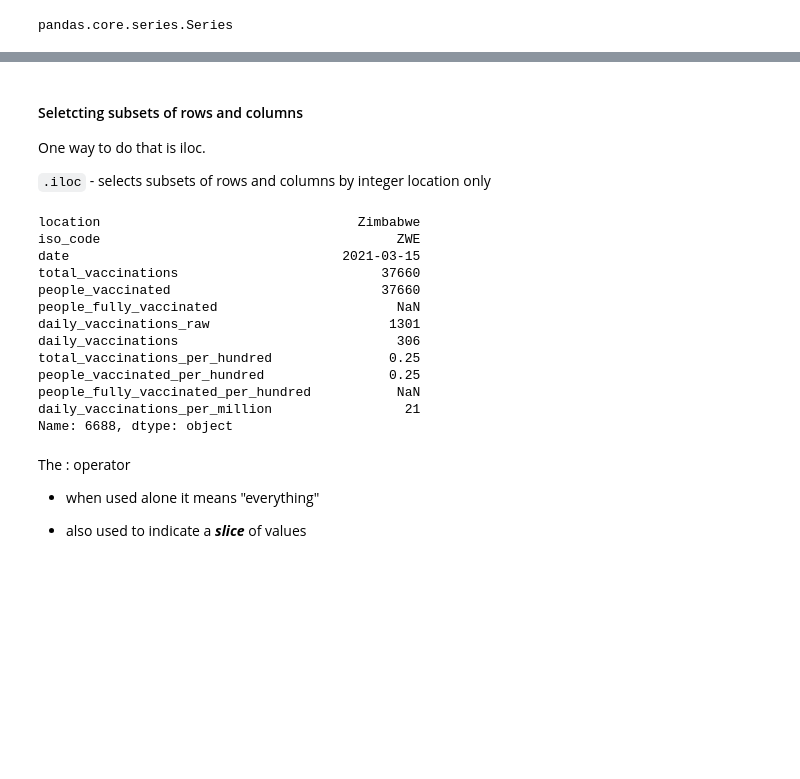
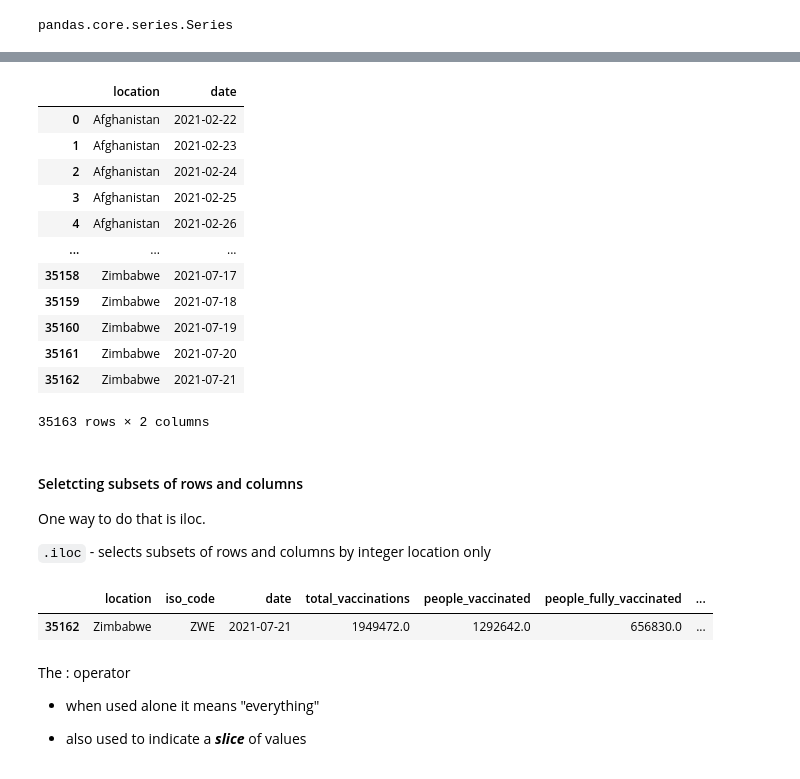
Before and after one commit to nlihin/data-analytics, a Jupyter notebook: unit2.ipynb, the cells around one changed output, grey strips where cells are left out. Drawn from its saved outputs; the diff is of its cells as text; code cells hidden in the pictures; blank space fills up the shorter version.

```diff
--- a/unit2.ipynb
+++ b/unit2.ipynb
@@ -211,3 +283,19 @@ vacc_df[['location','date']]
+# %%
+vacc_df[['location','date']]
+# %% [output]
+|  | location | date |
+| 0 | Afghanistan | 2021-02-22 |
+| 1 | Afghanistan | 2021-02-23 |
+| 2 | Afghanistan | 2021-02-24 |
+| 3 | Afghanistan | 2021-02-25 |
+| 4 | Afghanistan | 2021-02-26 |
+| ... | ... | ... |
+| 35158 | Zimbabwe | 2021-07-17 |
+| 35159 | Zimbabwe | 2021-07-18 |
+| 35160 | Zimbabwe | 2021-07-19 |
+| 35161 | Zimbabwe | 2021-07-20 |
+| 35162 | Zimbabwe | 2021-07-21 |
+35163 rows × 2 columns
 # %% [markdown]
 #### Seletcting subsets of rows and columns
 
@@ -215,23 +303,12 @@ One way to do that is iloc.
 
 `.iloc` - selects subsets of rows and columns by integer location only
 # %%
-#Rows:
 #vacc_df.iloc[0]  #first row
-vacc_df.iloc[-1] #last row
+vacc_df.iloc[-1] #last row as a series
+vacc_df.iloc[[-1]] #last row
 # %% [output]
-location                                 Zimbabwe
-iso_code                                      ZWE
-date                                   2021-03-15
-total_vaccinations                          37660
-people_vaccinated                           37660
-people_fully_vaccinated                       NaN
-daily_vaccinations_raw                       1301
-daily_vaccinations                            306
-total_vaccinations_per_hundred               0.25
-people_vaccinated_per_hundred                0.25
-people_fully_vaccinated_per_hundred           NaN
-daily_vaccinations_per_million                 21
-Name: 6688, dtype: object
+|  | location | iso_code | date | total_vaccinations | people_vaccinated | people_fully_vaccinated | ... |
+| 35162 | Zimbabwe | ZWE | 2021-07-21 | 1949472.0 | 1292642.0 | 656830.0 | ... |
 # %% [markdown]
 The : operator
 
```
Also changed, not shown: parts of 53 cells of this notebook, 1 other file.
